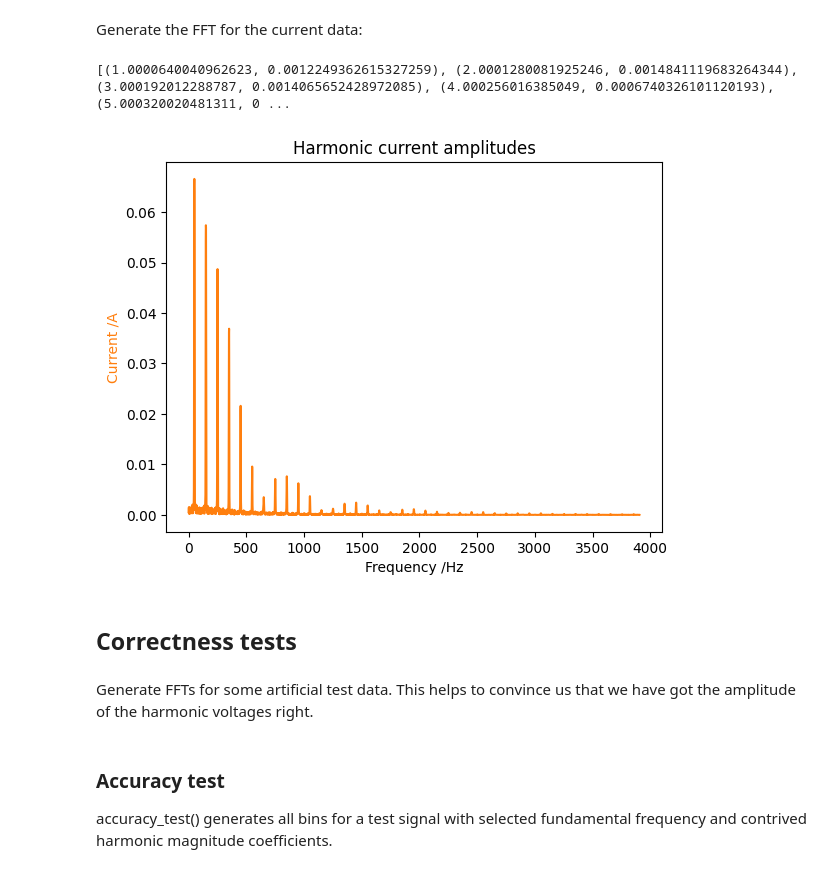
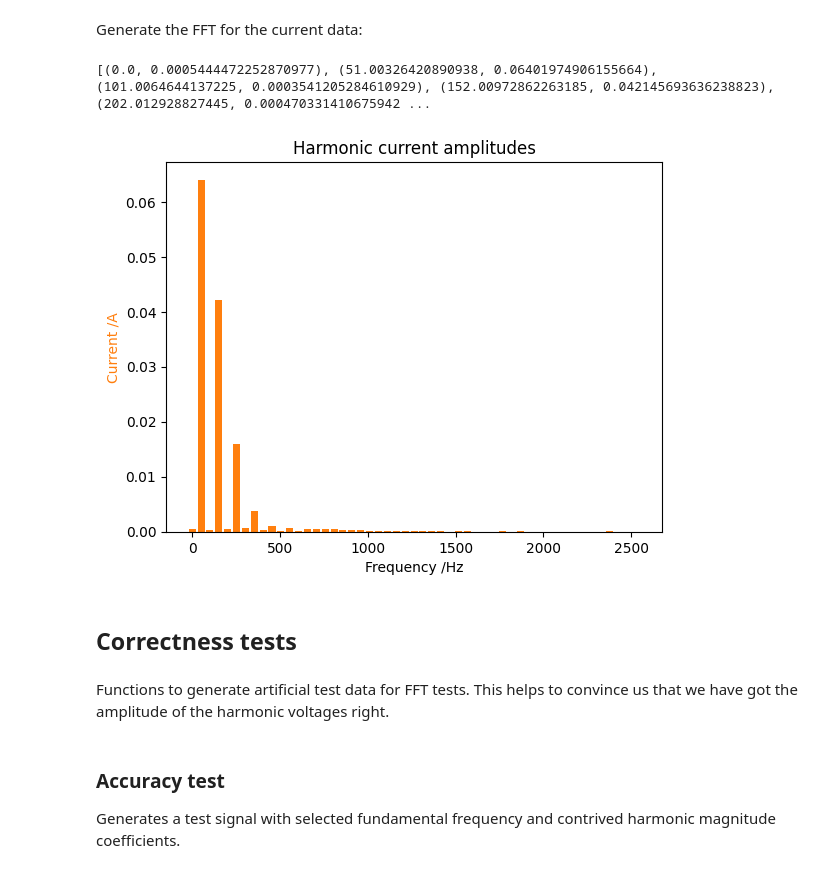
Before and after one commit to arup-group/pqm-hellebores, a Jupyter notebook: nb/energy_and_power_quality_calculations_2.ipynb, the cells around one changed output. Saved outputs shown, nothing was run; the diff lists cells and outputs as text; code cells hidden in the pictures.

Commit message:
updated and ordered for readability

```diff
--- a/nb/energy_and_power_quality_calculations_2.ipynb
+++ b/nb/energy_and_power_quality_calculations_2.ipynb
@@ -288,9 +287,27 @@ def fft(samples, window, sample_rate):
     mags[0] = mags[0] / root2
     # we don't use the phase angles, but they are available if we want them
     # phases = np.angle(fft_out)
+    # DC ERROR
+    # Flat-top window is susceptible to error/overshoot near DC, although DC
+    # coefficient itself is correct. So we set the nearby bins to zero.
+    for i in [1,2,3,4]:
+        mags[i] = 0.0
     return(bins, mags)
 
+def filtered_fft(freq, bins, mags):
+    """Filter the fft coefficients to include only those that are multiples of the
+    fundamental signal frequency."""
+    # We need to filter the fft results for the correct harmonic frequencies.
+    # Plan is to take the fundamental frequency, multiply by the harmonic order
+    # and then round to nearest 1.0Hz.
+    harmonic_frequencies = [ round(freq*h) for h in range(0, 51) ]
+    filtered_fft = [ (f,m) for f,m in zip(bins, mags) if round(f) in harmonic_frequencies ]
+    # convert back into two lists
+    f_bins, f_mags = zip(*filtered_fft)
+    return (f_bins, f_mags)
+
 def draw_fft(freqs, mags, title='Harmonics', y_label='Amplitude', color='tab:blue'):
+    """Continuous line plot, works best with unfiltered fft output."""
     plt.plot(freqs, mags, color=color)
     plt.title(title)
     plt.xlabel('Frequency /Hz')
@@ -298,7 +315,8 @@ def draw_fft(freqs, mags, title='Harmonics', y_label='Amplitude', color='tab:blu
     plt.show()
 
 def draw_fft_bar(freqs, mags, title='Harmonics', y_label='Amplitude', color='tab:blue'):
-    plt.bar(freqs, mags, width=5, color=color)
+    """Discrete bar plot, works best with filtered fft output."""
+    plt.bar(freqs, mags, width=40, color=color)
     plt.title(title)
     plt.xlabel('Frequency /Hz')
     plt.ylabel(y_label, color=color)
@@ -323,18 +340,16 @@ draw_fft(pd.keys(), pd.values(), 'Harmonic voltage amplitudes', 'Voltage /V', co
 Generate the FFT for the current data:
 # %%
 bins, mags = fft(currents[-n_samples:], window, sample_rate)
-frequency_vs_current = [*zip(bins, mags)]
-
-print(frequency_vs_current[1:20])
+f_bins, f_mags = filtered_fft(frequency, bins, mags)
+print(list(zip(f_bins, f_mags)))
 # %% [output]
-[(1.0000640040962623, 0.0012249362615327259), (2.0001280081925246, 0.0014841119683264344), (3.000192012288787, 0.0014065652428972085), (4.000256016385049, 0.0006740326101120193), (5.000320020481311, 0 ...
+[(0.0, 0.0005444472252870977), (51.00326420890938, 0.06401974906155664), (101.0064644137225, 0.0003541205284610929), (152.00972862263185, 0.042145693636238823), (202.012928827445, 0.000470331410675942 ...
 # %%
-pd = dict(frequency_vs_current)
-draw_fft(pd.keys(), pd.values(), 'Harmonic current amplitudes', 'Current /A', color='tab:orange')
+draw_fft_bar(f_bins, f_mags, 'Harmonic current amplitudes', 'Current /A', color='tab:orange')
 # %% [output]
-[figure, old version]
+[figure, new version]
 # %% [markdown]
 ## Correctness tests
 # %% [markdown]
-Generate FFTs for some artificial test data. This helps to convince us that we have got the amplitude of the harmonic voltages right.
+Functions to generate artificial test data for FFT tests. This helps to convince us that we have got the amplitude of the harmonic voltages right.
 # %%
@@ -386,3 +376,3 @@ def filter_fft(freq, bins, mags):
 # %% [markdown]
 ### Accuracy test
-accuracy_test() generates all bins for a test signal with selected fundamental frequency and contrived harmonic magnitude coefficients.
+Generates a test signal with selected fundamental frequency and contrived harmonic magnitude coefficients.
```
Also changed, not shown: parts of 12 cells of this notebook, 1 other file.
